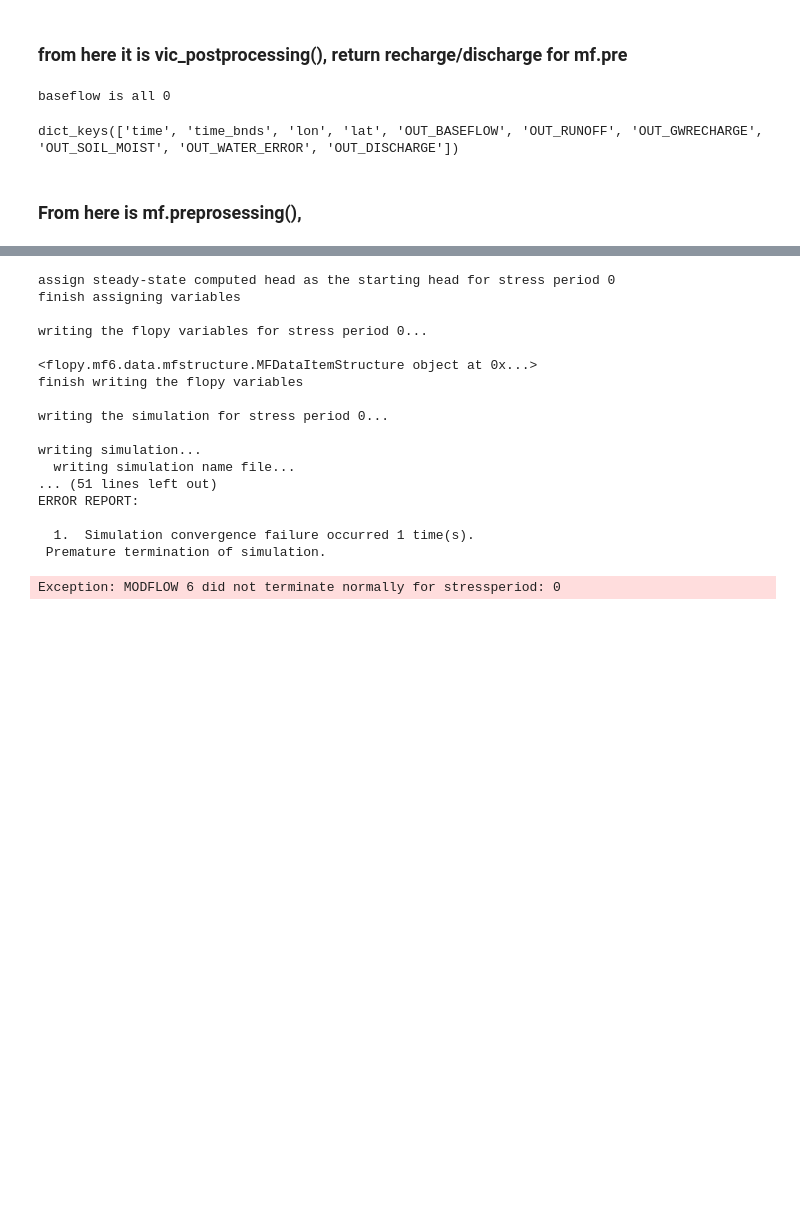
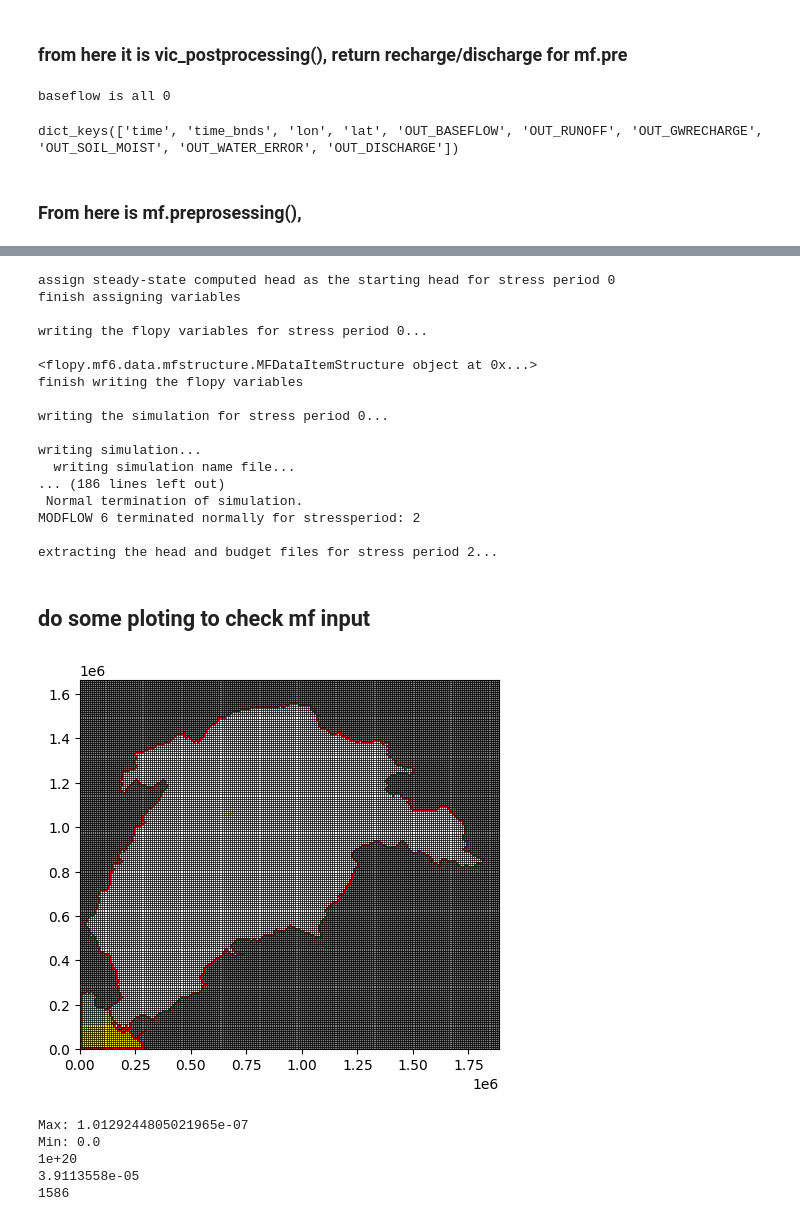
Before and after one commit to StellaLiu-gogogo/VIC-WUR-GWM, a Jupyter notebook: vic_online/python/online_coupling_test.ipynb, the cells around one changed output, grey strips where cells are left out. Saved outputs shown, nothing was run; the diff lists cells and outputs as text; code cells hidden in the pictures; blank space fills up the shorter version.

```diff
--- a/vic_online/python/online_coupling_test.ipynb
+++ b/vic_online/python/online_coupling_test.ipynb
@@ -155,4 +152,6 @@ outputdir = '/lustre/nobackup/WUR/ESG/liu297/gitrepo/VIC-WUR-GWM-1910/vic_online
 # %%
+
+inputdir = config_indus_ubuntu.mfinput_dir
 clonemap = gdal.Open(inputdir + 'Clone_05min.nc')
 dem_ini = gdal.Open(inputdir + 'demfrom30s.nc').ReadAsArray()
 aqdepth_ini = gdal.Open(inputdir + 'damc_ave.nc').ReadAsArray() # to define aquifer depth
@@ -160,6 +159,7 @@ ksat_log = gdal.Open(inputdir + 'lkmc_ave.nc').ReadAsArray() # to define K
 cellarea = gdal.Open(inputdir + 'Indus_CellArea_m2_05min.nc').ReadAsArray() # cell of Indus
 qbank = gdal.Open(inputdir+'Qbankfull_edwinInputs.nc').ReadAsArray()
 riv_slope1 =gdal.Open(inputdir+'slope05min_avgFrom30sec.nc').ReadAsArray()
+
 Z0_floodplain = gdal.Open(inputdir+'efplact_new_05min.nc').ReadAsArray()
 qaverage = gdal.Open(inputdir + 'mean_discharge_edwinInput.nc').ReadAsArray() # q of river
 min_dem=gdal.Open(inputdir+'mindem_05min.nc').ReadAsArray()
@@ -171,9 +171,9 @@ ksat_l2_conf_log = gdal.Open(inputdir + 'kl2B_ave.nc').ReadAsArray()
 spe_yi_inp = gdal.Open(inputdir+ 'StorCoeff_NEW.nc').ReadAsArray()
 ts_gwrecharge = gdal.Open(inputdir+'gwRecharge_month_1968to2000.nc').ReadAsArray() # origin: upper-left
 ts_discharge = gdal.Open(inputdir+ 'riverDischarge_month_1968to2000.nc').ReadAsArray()
-nc_boundary = nc.Dataset(inputdir + 'boundary.nc') #  origin: bot-left
+nc_boundary = nc.Dataset('/lustre/nobackup/WUR/ESG/liu297/gitrepo/VIC-WUR-GWM-1910/vic_online/python/mfinput/boundary_new2.nc') #  origin: bot-left
 bdmask = nc_boundary.variables['idomain'][:].data # 0 for inactive cells; 1 for boundary cells; 2 for land cells; -1 for ocean cells
-bdmask = np.flip(bdmask , axis = 0) #now origin: upper-left
+#bdmask = np.flip(bdmask , axis = 0) #now origin: upper-left
 topl1_gwl = nc.Dataset(inputdir + 'topl1_gwl_Indus_monthly_1968to2000.nc')
 gwll1= topl1_gwl.variables['gwl'][:].data # origin: bot-left
 gwll1 = np.flip(gwll1, axis = 1) # now origin: upper-left
@@ -418,23 +434,24 @@ layer1_head = {} # bot
 for stress_period,date in zip(sp, sp_date):
     if (stress_period==0):
         print('assign steady-state computed head as the starting head for stress period 0')
-        startinghead = initial_head()
+        startinghead = initial_head
     else:
         startingheadl2 = layer2_head[stress_period-1]
         startingheadl1 = layer1_head[stress_period-1]
         startinghead = [startingheadl2,startingheadl2]
         print(f"start assigning the variables for stress period {stress_period}...\n")
-    Nlay,Nrow,Ncol,delrow,delcol,topl2,botm = dis_ic_parameter()
-    k_hor,k_ver,stor = npf_parameter()
-    RCHstress_period_data = rch_input(ts_gwrecharge[stress_period])
-    RIVstress_period_data = riv_input(ts_discharge[stress_period],qbank)
-    CHDstress_period_data = chd_input(stress_period)
+    #Nlay,Nrow,Ncol,delrow,delcol,topl2,botm = dis_ic_parameter()
+    #k_hor,k_ver,stor = npf_parameter()
+    #RCHstress_period_data = rch_input(ts_gwrecharge[stress_period])
+    #RIVstress_period_data = riv_input(ts_discharge[stress_period],qbank)
+    #CHDstress_period_data = chd_input(stress_period)
     idomain1 = [idomain,idomain]
     name = '2Ltrans_off'
     print('finish assigning variables \n')
     print(f"writing the flopy variables for stress period {stress_period}...\n")
     sim = flopy.mf6.MFSimulation(
-        sim_name=name,version='mf6', sim_ws=workspace, exe_name = exedir,
+        sim_name=name,version='mf6', sim_ws=config_indus_ubuntu.mfoutput_dir,
+        exe_name = config_indus_ubuntu.mf6exe,
         verbosity_level = 1, continue_ = False, nocheck = True,
         memory_print_option = None, write_headers = True)
     tdis = flopy.mf6.ModflowTdis(
@@ -451,7 +468,7 @@ for stress_period,date in zip(sp, sp_date):
     model_nam_file = f"{name}.nam"
     gwf = flopy.mf6.ModflowGwf(
         sim, modelname = name, model_nam_file = model_nam_file,
-        exe_name = exedir, model_rel_path = '.', list= None,
+        exe_name = config_indus_ubuntu.mf6exe, model_rel_path = '.', list= None,
         print_input = False, print_flows = False, save_flows = True)
     dis = flopy.mf6.ModflowGwfdis(
         gwf,length_units = "METERS",nogrb = True, xorigin = 0,yorigin = 0,
@@ -474,11 +491,11 @@ for stress_period,date in zip(sp, sp_date):
         gwf,stress_period_data=RCHstress_period_data)
     riv = flopy.mf6.ModflowGwfriv(
         gwf,stress_period_data= RIVstress_period_data)
-    saverecord = [("HEAD", "ALL")]
+    saverecord = [("HEAD", "ALL"), ("BUDGET", "ALL")]
     printrecord = [("HEAD", "ALL")]
     headfile = "{}_{}.hds".format(name,date)
     head_filerecord = [headfile]
-    budgetfile = "{}.cbb".format(name)
+    budgetfile = "{}_{}.cbb".format(name,date)
     budget_filerecord = [budgetfile]
 
     oc = flopy.mf6.modflow.mfgwfoc.ModflowGwfoc(
@@ -495,7 +512,7 @@ for stress_period,date in zip(sp, sp_date):
     else:
         print(f"MODFLOW 6 terminated normally for stressperiod: {stress_period}\n")
         print(f"extracting the head and budget files for stress period {stress_period}...\n")
-        head = flopy.utils.binaryfile.HeadFile(outputdir+headfile)
+        head = flopy.utils.binaryfile.HeadFile(config_indus_ubuntu.mfoutput_dir+headfile)
         layer2_head[stress_period] = head.get_data()[0]
         layer1_head[stress_period] = head.get_data()[1]
 # %% [output]
@@ -511,9 +528,48 @@ writing the simulation for stress period 0...
 
 writing simulation...
   writing simulation name file...
-... (51 lines left out)
-ERROR REPORT:
+... (186 lines left out)
+ Normal termination of simulation.
+MODFLOW 6 terminated normally for stressperiod: 2
 
-  1.  Simulation convergence failure occurred 1 time(s).
- Premature termination of simulation.
+extracting the head and budget files for stress period 2...
-Exception: MODFLOW 6 did not terminate normally for stressperiod: 0
+# %% [markdown]
+## do some ploting to check mf input
+# %%
+pmv = flopy.plot.PlotMapView(model=gwf, layer=1)
+
+pmv.plot_bc('chd', color='red')
+#pmv.plot_array(khoriz_l2)
+#quadmesh = pmv.plot_array(gwll1)
+#pmv.plot_inactive(color_noflow='gray')
+pmv.plot_ibound(color_noflow='gray', color_ch='blue',color_vpt='yellow')
+#quadmesh = pmv.plot_bc('RIV', color='blue')
+pmv.plot_grid(lw=0.5, color='black')
+
+
+#plt.colorbar(quadmesh, shrink=0.5)
+plt.show()
+# %% [output]
+[figure, added]
+# %%
+# Assuming recharge_inp is your masked array
+non_nan_max = np.nanmax(recharge_inp)
+non_nan_min = np.nanmin(recharge_inp)
+
+print("Max:", non_nan_max)
+print("Min:", non_nan_min)
+print(rch_nat[-1][0])
+print(rch_nat[0][0])
+
+#check how many grids in bdmask are 1
+bdmask_1 = np.where(bdmask == 1, 1, 0)
+# count how many 1 in bdmask_1
+bdmask_1.sum()
+
+print(len(CHDstress_period_data))
+# %% [output]
+Max: 1.0129244805021965e-07
+Min: 0.0
+1e+20
+3.9113558e-05
+1586
```
Also changed, not shown: parts of 15 cells of this notebook, 4 other files.
